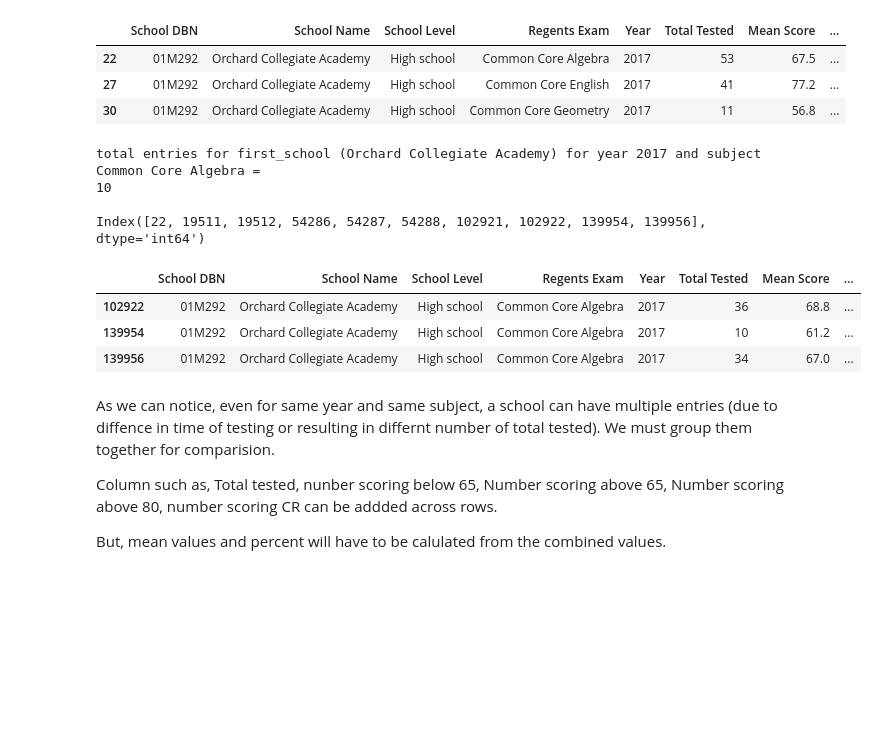
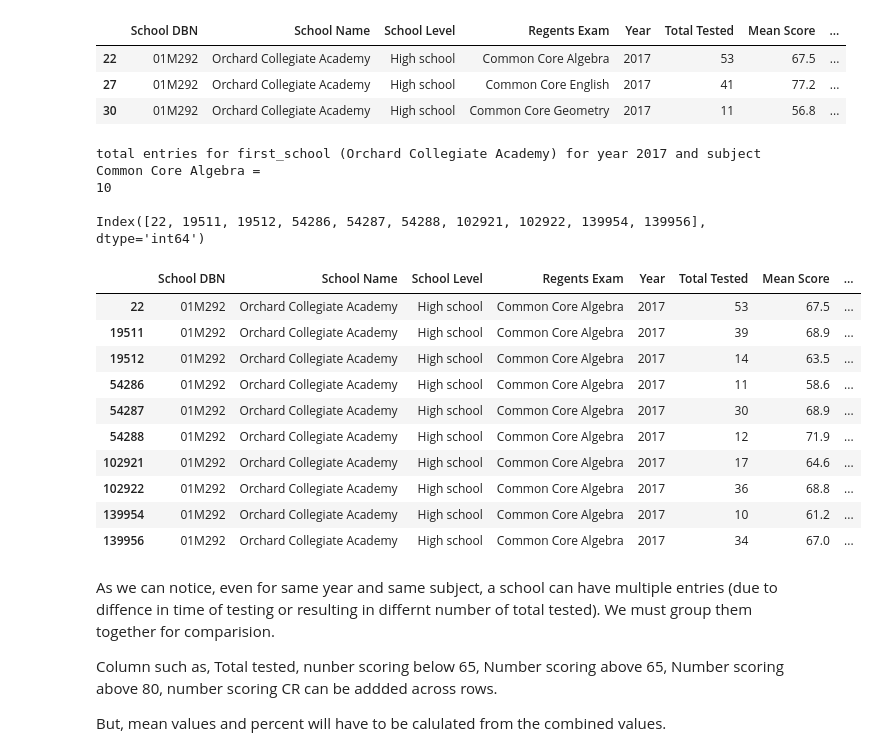
Before and after one commit to pretyjoshi/LgccPythonProject, a Jupyter notebook: project_1_student_data_ipynb.ipynb, the cells around one changed output. Cells and saved outputs as stored; diff of their text form; code cells hidden in the pictures; blank space fills up the shorter version.

```diff
--- a/project_1_student_data_ipynb.ipynb
+++ b/project_1_student_data_ipynb.ipynb
@@ -126,0 +119,5 @@ schooldata[cols] = schooldata[cols].apply(pd.to_numeric, errors='coerce')
+# %%
+# STEP3.3: Remove rows with NA values in Regents Exam
+schooldata=schooldata.dropna(subset=['Regents Exam'])
+
+schooldata.tail()
@@ -269,18 +307,28 @@ total entries for first_school (Orchard Collegiate Academy) FOR YEAR 2017 =
 # %%
 ## Sub-filtering for subject "Common Core Algebra" in year 2027
 first_school_2017_Algebra = first_school_2017[first_school_2017["Regents Exam"]=="Common Core Algebra"]
 
 print("total entries for first_school (Orchard Collegiate Academy) for year 2017 and subject Common Core Algebra = ")
 print(len(first_school_2017_Algebra) ,"\n")
 
 print(first_school_2017_Algebra.index) ##10
-first_school_2017_Algebra.tail(3)
+first_school_2017_Algebra.tail(10)
+
+# For this school, all cases are for grade HighSchool
+# But, depending upon schools, we may have to furter filter based on School Level e.g. k-8 or High School. Not needed here.
 # %% [output]
 total entries for first_school (Orchard Collegiate Academy) for year 2017 and subject Common Core Algebra =
 10
 
 Index([22, 19511, 19512, 54286, 54287, 54288, 102921, 102922, 139954, 139956], dtype='int64')
 |  | School DBN | School Name | School Level | Regents Exam | Year | Total Tested | Mean Score | ... |
+| 22 | 01M292 | Orchard Collegiate Academy | High school | Common Core Algebra | 2017 | 53 | 67.5 | ... |
+| 19511 | 01M292 | Orchard Collegiate Academy | High school | Common Core Algebra | 2017 | 39 | 68.9 | ... |
+| 19512 | 01M292 | Orchard Collegiate Academy | High school | Common Core Algebra | 2017 | 14 | 63.5 | ... |
+| 54286 | 01M292 | Orchard Collegiate Academy | High school | Common Core Algebra | 2017 | 11 | 58.6 | ... |
+| 54287 | 01M292 | Orchard Collegiate Academy | High school | Common Core Algebra | 2017 | 30 | 68.9 | ... |
+| 54288 | 01M292 | Orchard Collegiate Academy | High school | Common Core Algebra | 2017 | 12 | 71.9 | ... |
+| 102921 | 01M292 | Orchard Collegiate Academy | High school | Common Core Algebra | 2017 | 17 | 64.6 | ... |
 | 102922 | 01M292 | Orchard Collegiate Academy | High school | Common Core Algebra | 2017 | 36 | 68.8 | ... |
 | 139954 | 01M292 | Orchard Collegiate Academy | High school | Common Core Algebra | 2017 | 10 | 61.2 | ... |
 | 139956 | 01M292 | Orchard Collegiate Academy | High school | Common Core Algebra | 2017 | 34 | 67.0 | ... |
```
Also changed, not shown: parts of 22 cells of this notebook.
